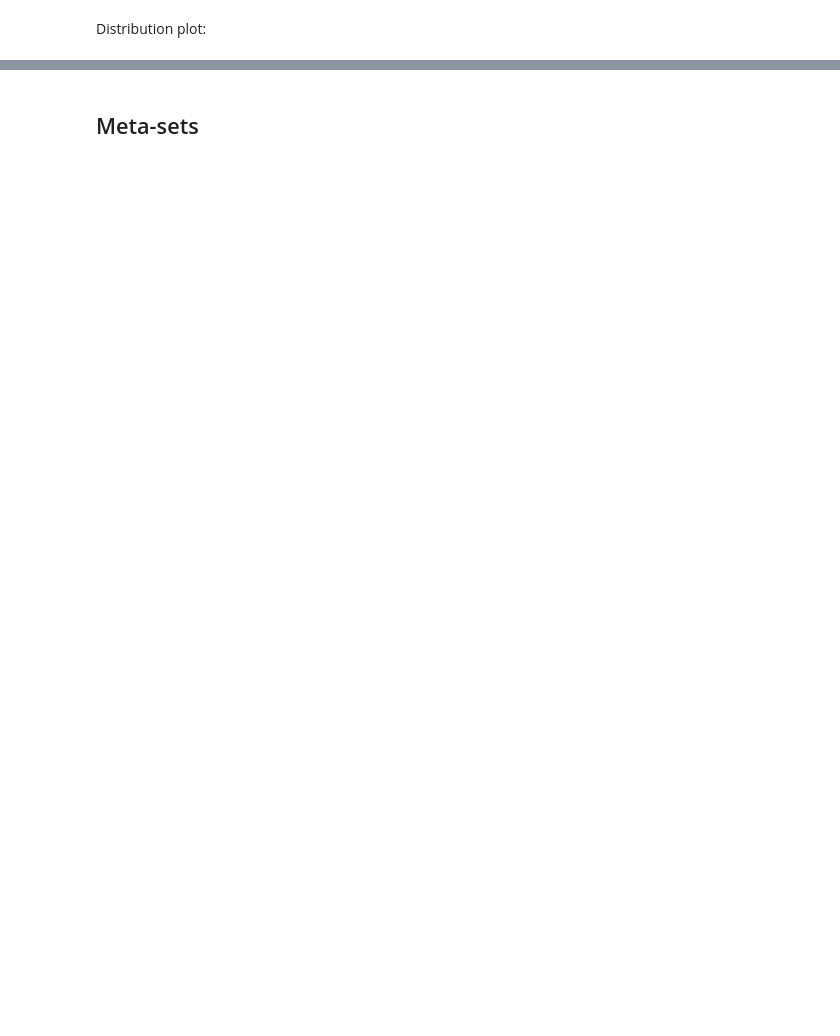
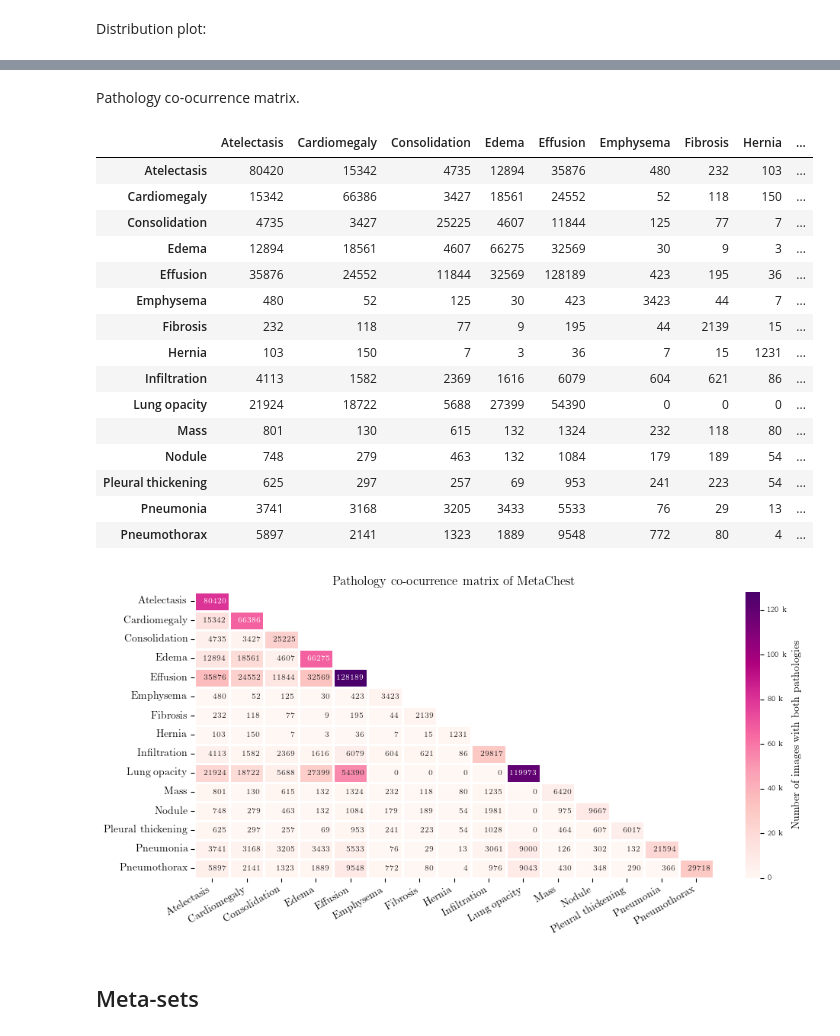
Before and after one commit to richardtml/metachest-dev, a Jupyter notebook: paper.ipynb, the cells around one changed output, grey strips where cells are left out. Saved outputs shown, nothing was run; the diff lists cells and outputs as text; code cells hidden in the pictures; blank space fills up the shorter version.

Commit message:
Add co-ocurrence matrix

```diff
--- a/paper.ipynb
+++ b/paper.ipynb
@@ -115,3 +160,68 @@ plot_general(ds_sum_df)
+# %% [markdown]
+Pathology co-ocurrence matrix.
+# %%
+def plot_coocc(df):
+    import matplotlib.transforms as mtransforms
+    import numpy as np
+    from matplotlib.ticker import EngFormatter
+
+    df = df.iloc[:, 5:]
+    df = df.fillna(0).astype(int)
+    df_mat = df.to_numpy()
+    coocc_mat = df_mat.T.dot(df_mat)
+
+    paths = [keywords[p] for p in df.columns]
+    coocc = pd.DataFrame(coocc_mat, index=paths, columns=paths)
+    mask = np.triu(coocc+1, k=1)
+
+    fig, ax = plt.subplots(figsize=(10, 5))
+    trans_offset = mtransforms.offset_copy(ax.transData, fig=fig, x=0.18)
+
+    sns.heatmap(
+        coocc,
+        linewidth=1,
+        cmap='RdPu',
+        annot=True,
+        annot_kws={"fontsize": 'x-small', 'ha': 'right',
+                   'transform': trans_offset},
+        fmt='g',
+        cbar_kws={'label': 'Number of images with both pathologies',
+                  'format': EngFormatter()},
+        mask=mask,
+        ax=ax
+    )
+
+    ax.set_xticklabels(ax.get_xticklabels(),
+                       rotation=30, horizontalalignment='right')
+    ax.figure.axes[-1].tick_params(labelsize='x-small')
+
+    plt.title('Pathology co-ocurrence matrix of MetaChest')
+    plt.tight_layout()
+    plt.savefig(join(plot_dir, 'metachest_coocu.pdf'))
+    plt.savefig(join(plot_dir, 'metachest_coocu.jpg'))
+
+    return coocc
+
+
+plot_coocc(df)
+# %% [output]
+|  | Atelectasis | Cardiomegaly | Consolidation | Edema | Effusion | Emphysema | Fibrosis | Hernia | ... |
+| Atelectasis | 80420 | 15342 | 4735 | 12894 | 35876 | 480 | 232 | 103 | ... |
+| Cardiomegaly | 15342 | 66386 | 3427 | 18561 | 24552 | 52 | 118 | 150 | ... |
+| Consolidation | 4735 | 3427 | 25225 | 4607 | 11844 | 125 | 77 | 7 | ... |
+| Edema | 12894 | 18561 | 4607 | 66275 | 32569 | 30 | 9 | 3 | ... |
+| Effusion | 35876 | 24552 | 11844 | 32569 | 128189 | 423 | 195 | 36 | ... |
+| Emphysema | 480 | 52 | 125 | 30 | 423 | 3423 | 44 | 7 | ... |
+| Fibrosis | 232 | 118 | 77 | 9 | 195 | 44 | 2139 | 15 | ... |
+| Hernia | 103 | 150 | 7 | 3 | 36 | 7 | 15 | 1231 | ... |
+| Infiltration | 4113 | 1582 | 2369 | 1616 | 6079 | 604 | 621 | 86 | ... |
+| Lung opacity | 21924 | 18722 | 5688 | 27399 | 54390 | 0 | 0 | 0 | ... |
+| Mass | 801 | 130 | 615 | 132 | 1324 | 232 | 118 | 80 | ... |
+| Nodule | 748 | 279 | 463 | 132 | 1084 | 179 | 189 | 54 | ... |
+| Pleural thickening | 625 | 297 | 257 | 69 | 953 | 241 | 223 | 54 | ... |
+| Pneumonia | 3741 | 3168 | 3205 | 3433 | 5533 | 76 | 29 | 13 | ... |
+| Pneumothorax | 5897 | 2141 | 1323 | 1889 | 9548 | 772 | 80 | 4 | ... |
+[figure, added]
 # %% [markdown]
 ## Meta-sets
 # %%
```
Also changed, not shown: parts of 6 cells of this notebook, 1 other file.
